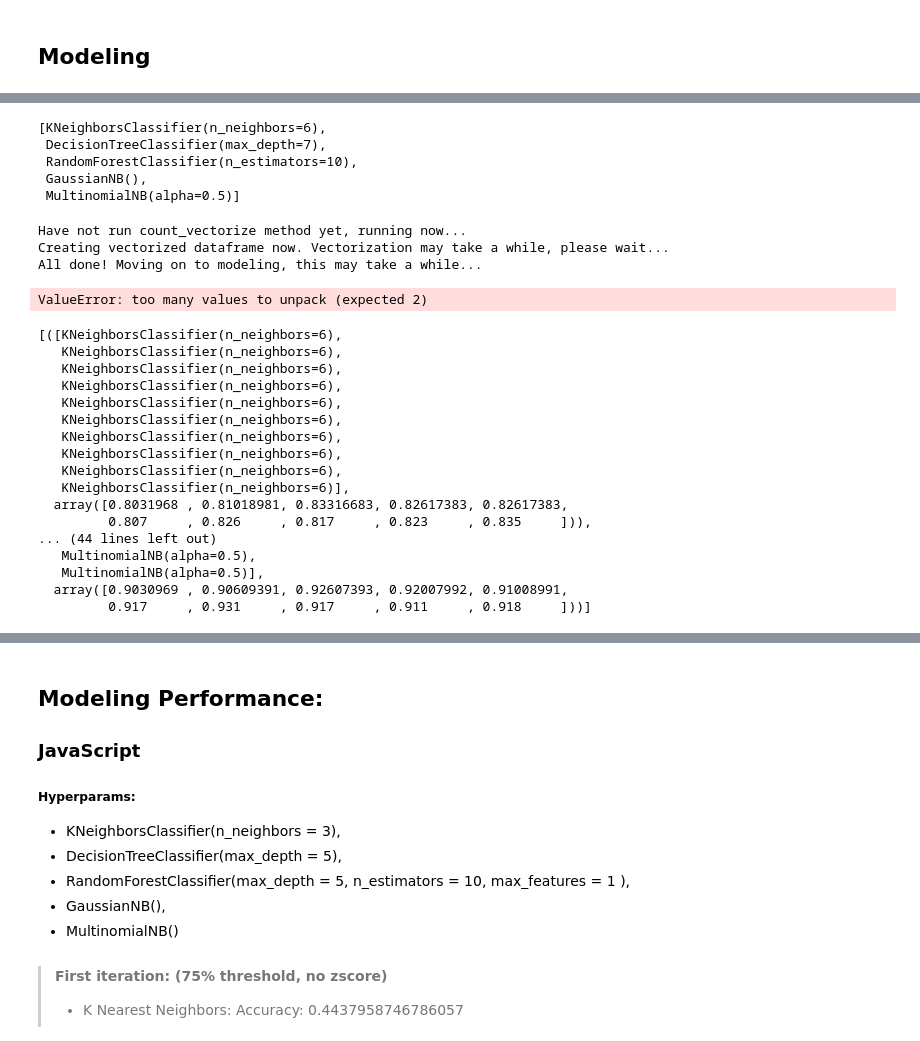
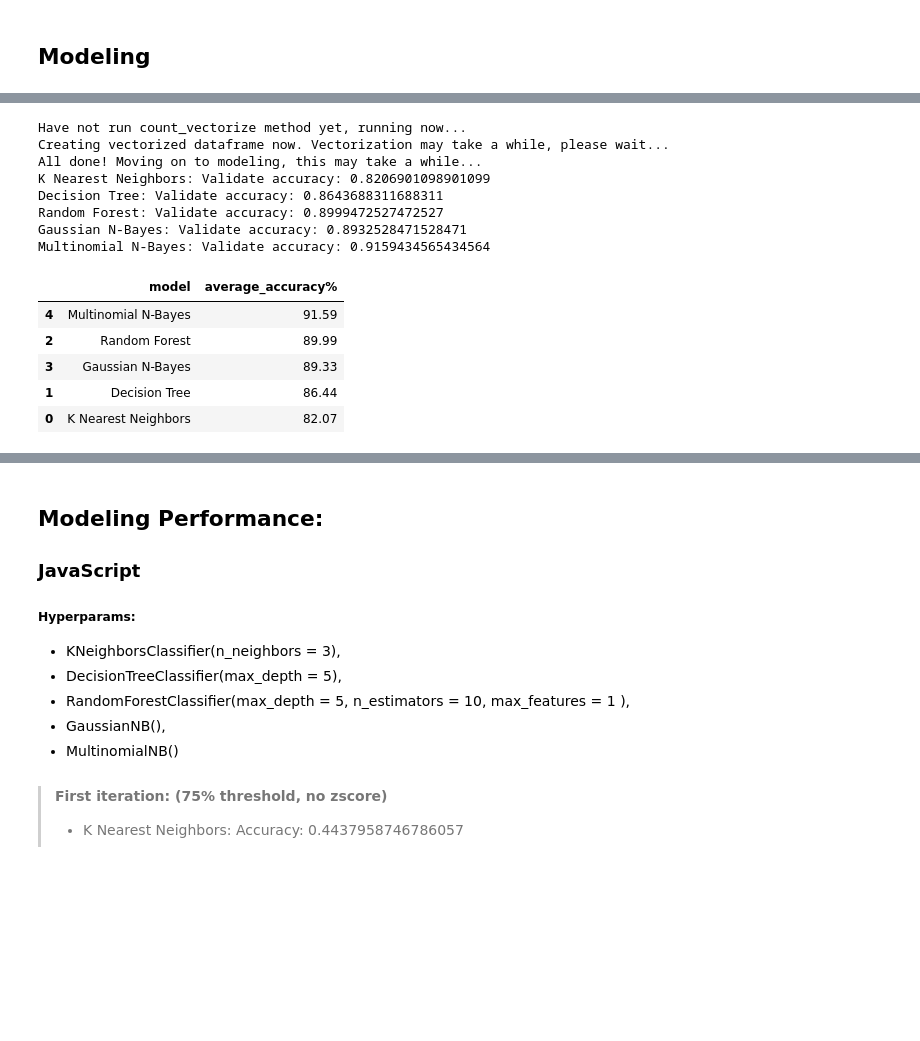
Before and after one commit to Codeup-NLP-Project/NLP-Project, a Jupyter notebook: rough_model_m.ipynb, the cells around one changed output, grey strips where cells are left out. Cells and saved outputs as stored; diff of their text form; code cells hidden in the pictures; blank space fills up the shorter version.

Commit message:
updating model class with eval on test

```diff
--- a/rough_model_m.ipynb
+++ b/rough_model_m.ipynb
@@ -244,39 +275,21 @@ classifiers = [
     ]
 
 model_obj = NLP_model(df, classifiers, names, lang = 'Python')
-# %%
-model_obj.models['models'][1]
-# %% [output]
-[KNeighborsClassifier(n_neighbors=6),
- DecisionTreeClassifier(max_depth=7),
- RandomForestClassifier(n_estimators=10),
- GaussianNB(),
- MultinomialNB(alpha=0.5)]
 # %%
-metric_df, models_zip = model_obj.metrics(splits = 10)
+metric_df = model_obj.metrics(splits = 10)
 metric_df
 # %% [output]
 Have not run count_vectorize method yet, running now...
 Creating vectorized dataframe now. Vectorization may take a while, please wait...
 All done! Moving on to modeling, this may take a while...
+K Nearest Neighbors: Validate accuracy: 0.8206901098901099
+Decision Tree: Validate accuracy: 0.8643688311688311
+Random Forest: Validate accuracy: 0.8999472527472527
+Gaussian N-Bayes: Validate accuracy: 0.8932528471528471
+Multinomial N-Bayes: Validate accuracy: 0.9159434565434564
-ValueError: too many values to unpack (expected 2)
+|  | model | average_accuracy% |
+| 4 | Multinomial N-Bayes | 91.59 |
+| 2 | Random Forest | 89.99 |
+| 3 | Gaussian N-Bayes | 89.33 |
+| 1 | Decision Tree | 86.44 |
+| 0 | K Nearest Neighbors | 82.07 |
-# %%
-list(models_zip)
-# %% [output]
-[([KNeighborsClassifier(n_neighbors=6),
-   KNeighborsClassifier(n_neighbors=6),
-   KNeighborsClassifier(n_neighbors=6),
-   KNeighborsClassifier(n_neighbors=6),
-   KNeighborsClassifier(n_neighbors=6),
-   KNeighborsClassifier(n_neighbors=6),
-   KNeighborsClassifier(n_neighbors=6),
-   KNeighborsClassifier(n_neighbors=6),
-   KNeighborsClassifier(n_neighbors=6),
-   KNeighborsClassifier(n_neighbors=6)],
-  array([0.8031968 , 0.81018981, 0.83316683, 0.82617383, 0.82617383,
-         0.807     , 0.826     , 0.817     , 0.823     , 0.835     ])),
-... (44 lines left out)
-   MultinomialNB(alpha=0.5),
-   MultinomialNB(alpha=0.5)],
-  array([0.9030969 , 0.90609391, 0.92607393, 0.92007992, 0.91008991,
-         0.917     , 0.931     , 0.917     , 0.911     , 0.918     ]))]
```
Also changed, not shown: parts of 5 cells of this notebook, 1 other file.
